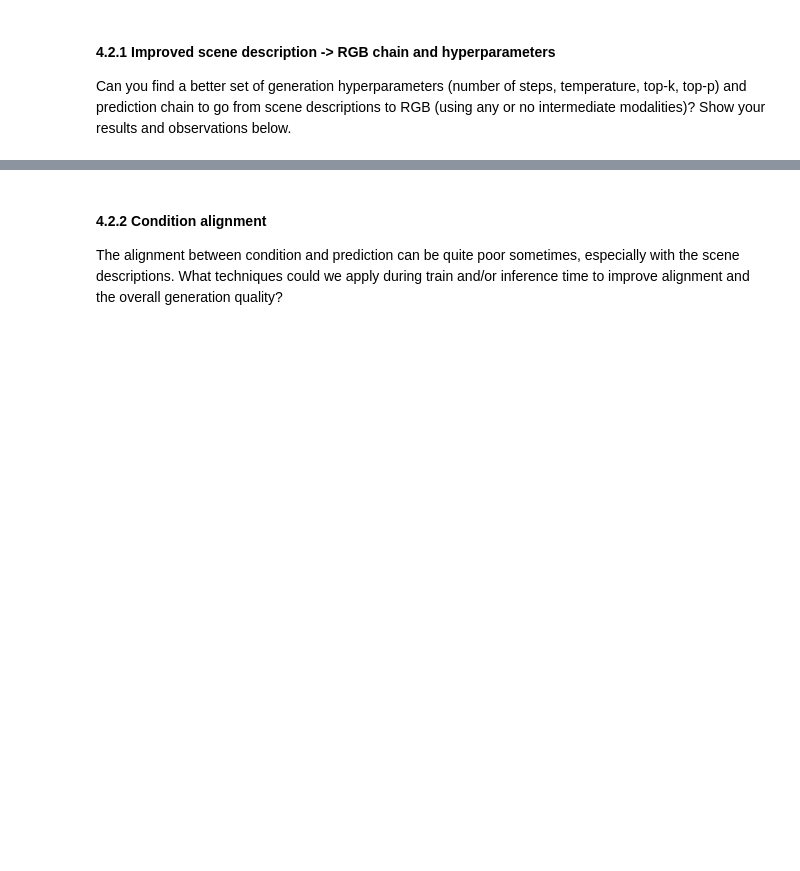
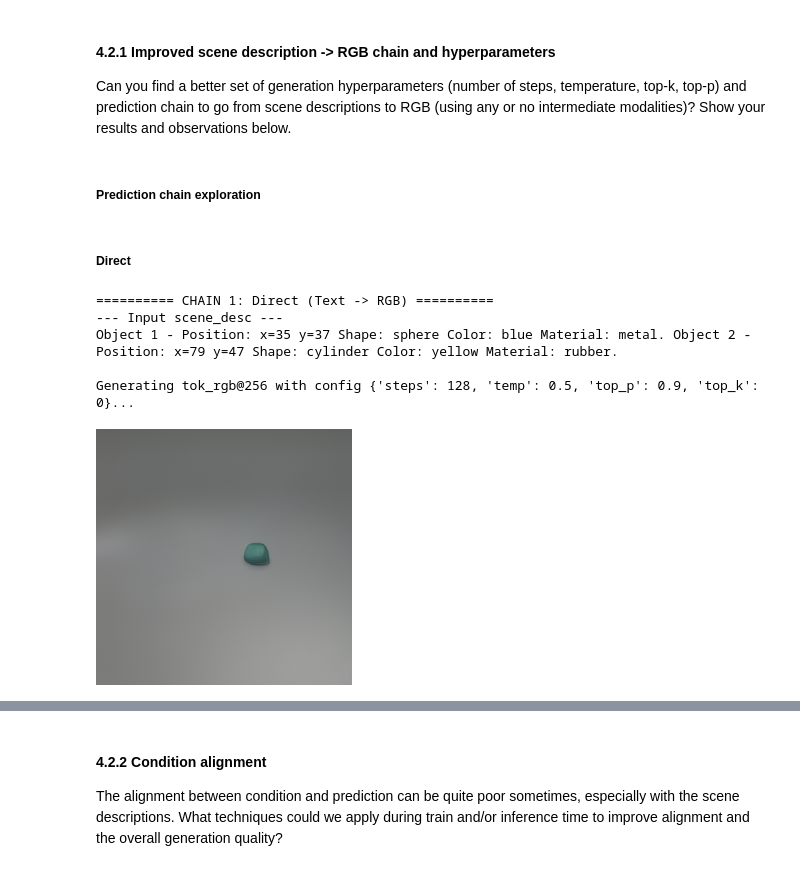
Before and after one commit to leonard-amsler/2026-Spring-CS503-Visual-Intelligence-Homework, a Jupyter notebook: NanoFM_Homeworks/notebooks/CS503_FM_part3_nano4M.ipynb, the cells around one changed output, grey strips where cells are left out. Saved outputs shown, nothing was run; the diff lists cells and outputs as text; code cells hidden in the pictures; blank space fills up the shorter version.

```diff
--- a/NanoFM_Homeworks/notebooks/CS503_FM_part3_nano4M.ipynb
+++ b/NanoFM_Homeworks/notebooks/CS503_FM_part3_nano4M.ipynb
@@ -599,7 +597,7 @@ print(f'{model.get_num_params() / 10**6}M parameters')
 To test the model, let's load some (unmasked) samples from the validation set:
 # %%
 dataset = SimpleMultimodalDataset(
-    root_dir='/work/com-304/datasets/clevr_com_304/',
+    root_dir='/home/lamsler/2026-Spring-CS503-Visual-Intelligence-Homework/NanoFM_Homeworks/clevr_com_304',
     split='val',
     modalities=modalities,
     sample_from_k_augmentations=1,
@@ -616,6 +614,15 @@ def construct_input_from_sample(dataset, idx, input_modality):
     enc_input_modalities = modalities.index(input_modality) * torch.ones(1, n_tokens_input, device=device, dtype=torch.long)
     return enc_input_tokens, enc_input_positions, enc_input_modalities
 
+def construct_input_from_description(scene_desc, text_tokenizer, input_modality):
+    input_tensor = text_tokenizer.encode(scene_desc, add_special_tokens=False)
+    input_tensor = torch.tensor(input_tensor, device=device).unsqueeze(0)
+    n_tokens_input = input_tensor.shape[1]
+    enc_input_tokens = input_tensor
+    enc_input_positions = torch.arange(n_tokens_input, device=device).unsqueeze(0)
+    enc_input_modalities = modalities.index(input_modality) * torch.ones(1, n_tokens_input, device=device, dtype=torch.long)
+    return enc_input_tokens, enc_input_positions, enc_input_modalities
+
 def show_modality(tokens, modality):
     if modality == 'scene_desc':
         print(dataset.text_tokenizer.decode(tokens[0]))
@@ -721,0 +731,41 @@ Can you find a better set of generation hyperparameters (number of steps, temper
+# %% [markdown]
+##### Prediction chain exploration
+# %%
+def test_chain(chain_modality_list, configs, scene_desc):
+    input_modality = 'scene_desc'
+    x_tokens, x_positions, x_modalities = construct_input_from_description(scene_desc, dataset.text_tokenizer, input_modality)
+    print(f"--- Input {input_modality} ---")
+    show_modality(x_tokens, input_modality)
+
+    current_tokens = x_tokens
+    current_positions = x_positions
+    current_modalities = x_modalities
+
+    for mod, config in zip(chain_modality_list, configs):
+        print(f"\nGenerating {mod} with config {config}...")
+        pred_tokens, current_tokens, current_positions, current_modalities = model.generate_one_modality_roar(
+            current_tokens, current_positions, current_modalities, target_mod=mod,
+            num_steps=config.get('steps', 32),
+            temp=config.get('temp', 0.7),
+            top_p=config.get('top_p', 0.9),
+            top_k=config.get('top_k', 0.0)
+        )
+        show_modality(pred_tokens, mod)
+# %%
+scene_desc = "Object 1 - Position: x=35 y=37 Shape: sphere Color: blue Material: metal. Object 2 - Position: x=79 y=47 Shape: cylinder Color: yellow Material: rubber."
+# %% [markdown]
+##### Direct
+# %%
+print("========== CHAIN 1: Direct (Text -> RGB) ==========")
+test_chain(
+    ['tok_rgb@256'],
+    [{'steps': 128, 'temp': 0.5, 'top_p': 0.9, 'top_k': 0}],
+    scene_desc=scene_desc
+)
+# %% [output]
+========== CHAIN 1: Direct (Text -> RGB) ==========
+--- Input scene_desc ---
+Object 1 - Position: x=35 y=37 Shape: sphere Color: blue Material: metal. Object 2 - Position: x=79 y=47 Shape: cylinder Color: yellow Material: rubber.
+
+Generating tok_rgb@256 with config {'steps': 128, 'temp': 0.5, 'top_p': 0.9, 'top_k': 0}...
+[figure, added]
```
Also changed, not shown: parts of 45 cells of this notebook, 1 other file.
